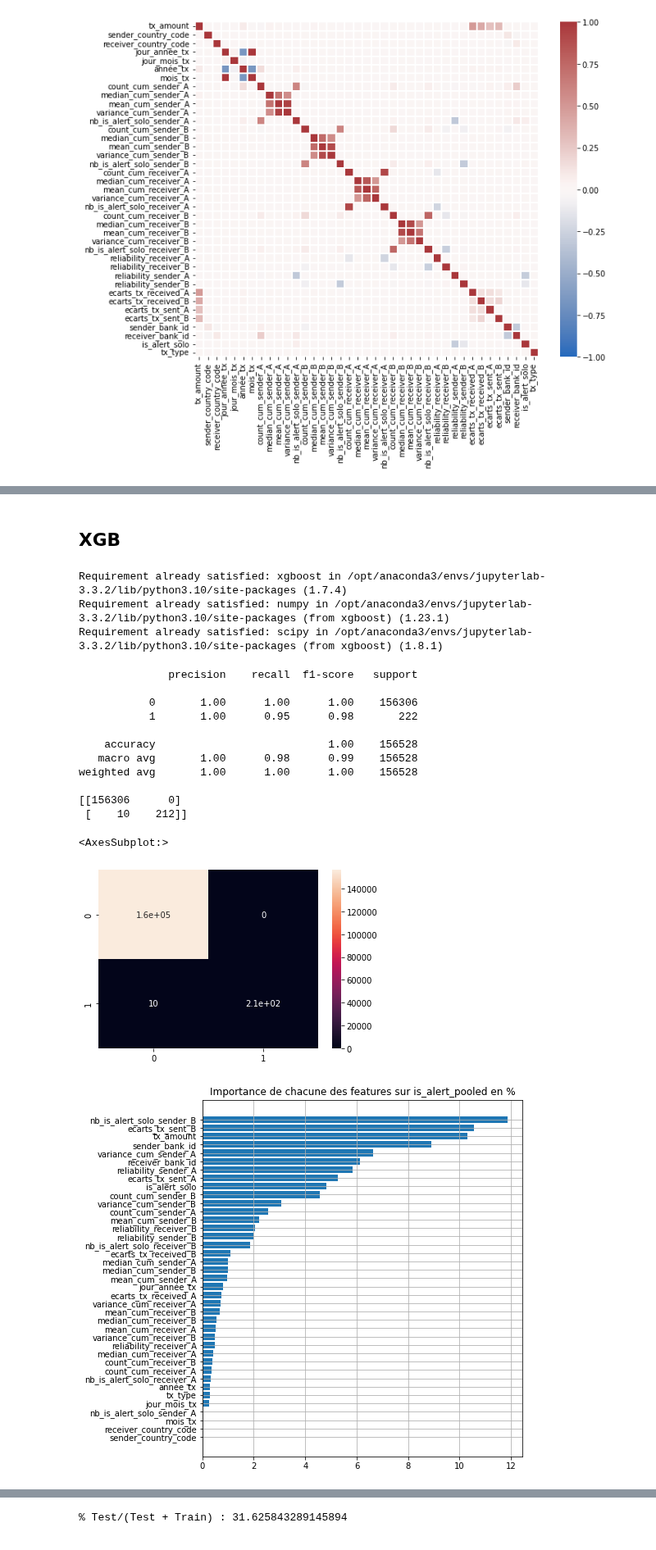
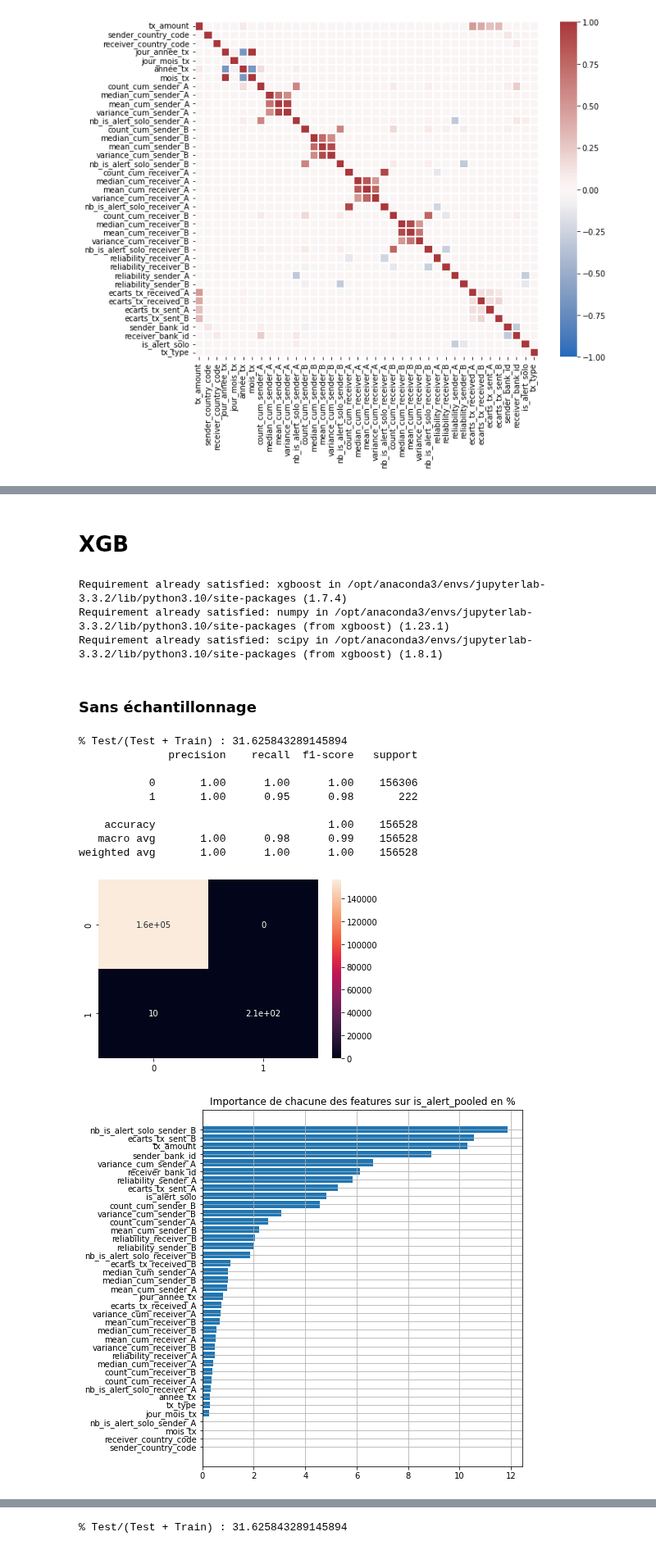
Before and after one commit to CorentinPernot/Statapp, a Jupyter notebook: Notebook/modé.ipynb, the cells around one changed output, grey strips where cells are left out. Shown at 82% size. Saved outputs shown, nothing was run; the diff lists cells and outputs as text; code cells hidden in the pictures.

```diff
--- a/Notebook/modé.ipynb
+++ b/Notebook/modé.ipynb
@@ -401,5 +556,5 @@ plt.show()
 # %% [markdown]
-## XGB
+# XGB
 # %%
 !pip install xgboost
 # %% [output]
@@ -408,43 +563,3 @@ Requirement already satisfied: numpy in /opt/anaconda3/envs/jupyterlab-3.3.2/lib
 Requirement already satisfied: scipy in /opt/anaconda3/envs/jupyterlab-3.3.2/lib/python3.10/site-packages (from xgboost) (1.8.1)
 # %%
 import xgboost as xgb
-# %%
-model = xgb.XGBClassifier()
-
-model.fit(X_train, y_train)
-
-predictions= model.predict(X_test)
-
-print(classification_report(y_test,predictions))
-print(confusion_matrix(y_test,predictions))
-sns.heatmap(confusion_matrix(y_test,predictions),annot=True)
-# %% [output]
-              precision    recall  f1-score   support
-
-           0       1.00      1.00      1.00    156306
-           1       1.00      0.95      0.98       222
-
-    accuracy                           1.00    156528
-   macro avg       1.00      0.98      0.99    156528
-weighted avg       1.00      1.00      1.00    156528
-
-[[156306      0]
- [    10    212]]
-<AxesSubplot:>
-[figure, removed]
-# %%
-#XGB
-importances = model.feature_importances_
-
-indices = np.argsort(importances)
-
-
-fig, ax = plt.subplots(figsize=(7,8))
-ax.barh(range(len(importances)), importances[indices]*100)
-ax.set_yticks(range(len(importances)), colors='royalblue')
-_ = ax.set_yticklabels(np.array(X_t.columns)[indices])
-plt.grid()
-plt.title("Importance de chacune des features sur is_alert_pooled en %")
-plt.show()
-# %% [output]
-[figure, removed]
@@ -456,0 +566,16 @@ from sklearn.metrics import recall_score, precision_score, f1_score, accuracy_sc
+# %% [markdown]
+### Sans échantillonnage
+# %%
+evaluation_classifier(df_bis, time, delta, StandardScaler(), xgb.XGBClassifier(), False)
+# %% [output]
+% Test/(Test + Train) : 31.625843289145894
+              precision    recall  f1-score   support
+
+           0       1.00      1.00      1.00    156306
+           1       1.00      0.95      0.98       222
+
+    accuracy                           1.00    156528
+   macro avg       1.00      0.98      0.99    156528
+weighted avg       1.00      1.00      1.00    156528
+[figure, added]
+[figure, added]
```
Also changed, not shown: parts of 50 cells of this notebook.
